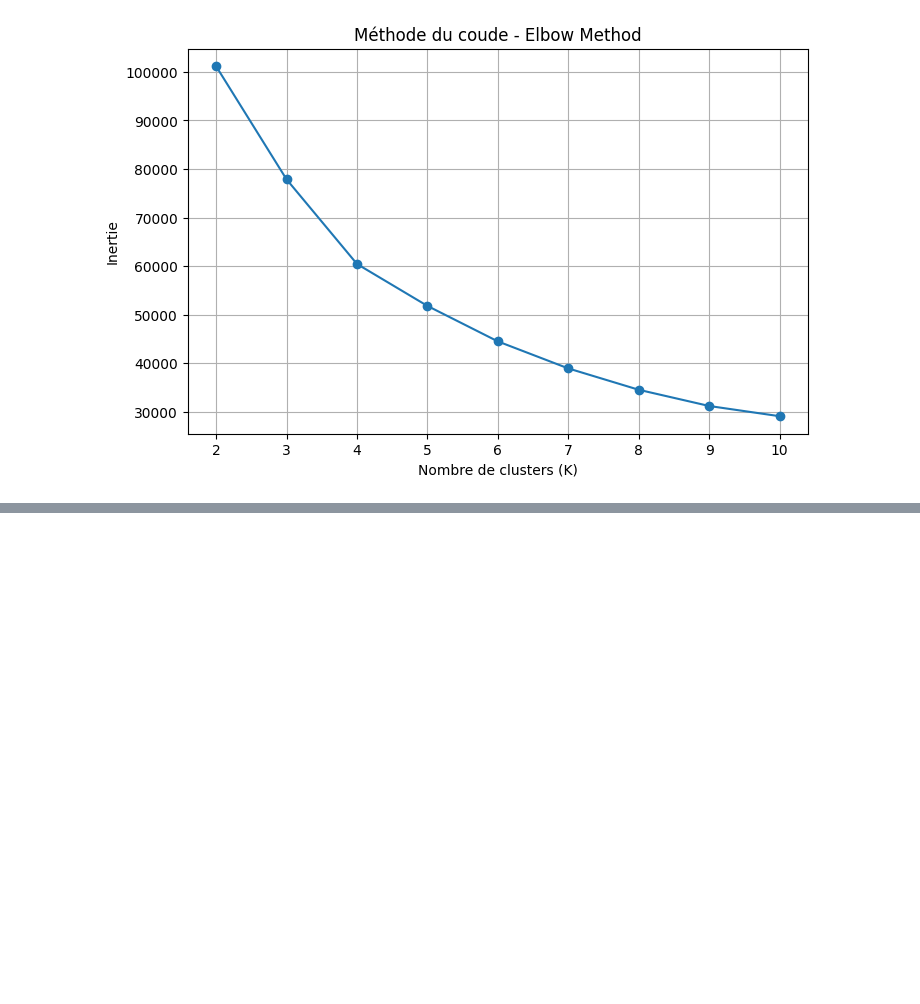
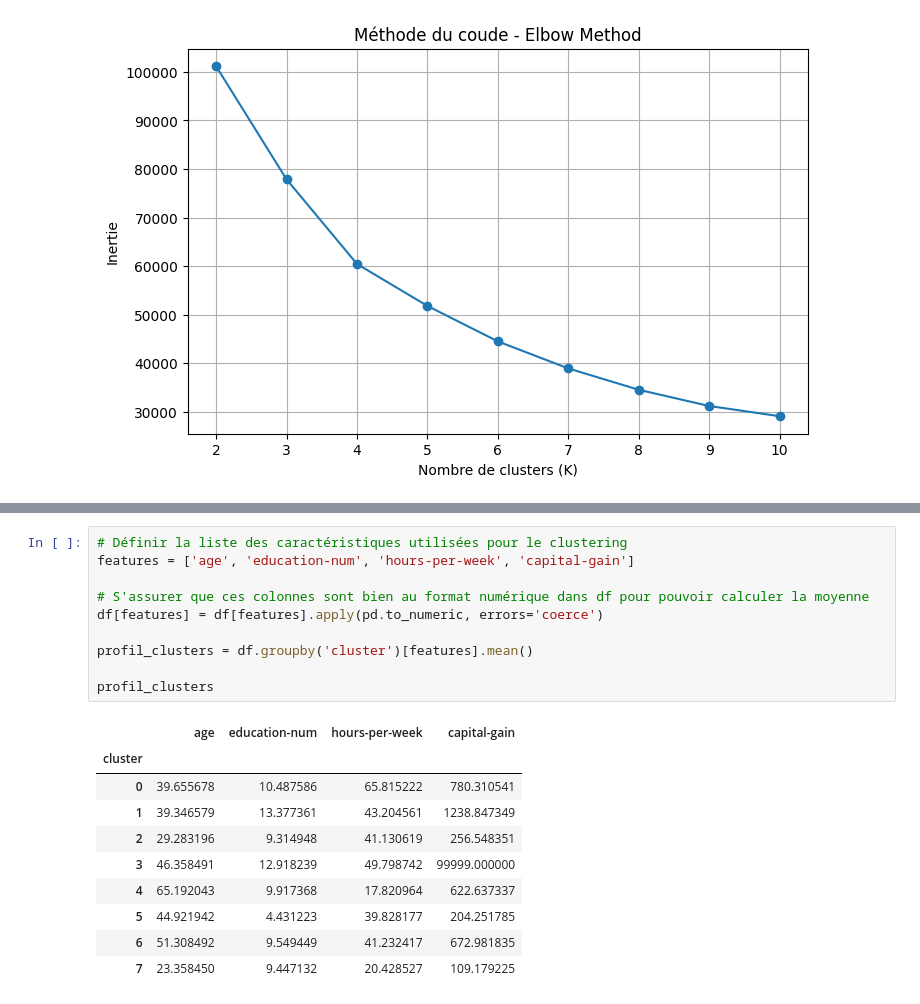
Before and after one commit to fedhilamohamedamine-blip/autoloc-api, a Jupyter notebook: projet.ipynb, the cells around one changed output, grey strips where cells are left out. Cells and saved outputs as stored; diff of their text form; blank space fills up the shorter version.

```diff
--- a/projet.ipynb
+++ b/projet.ipynb
@@ -255,0 +308,21 @@ K = 4 → Silhouette = 0.2844
+# %%
+# Définir la liste des caractéristiques utilisées pour le clustering
+features = ['age', 'education-num', 'hours-per-week', 'capital-gain']
+
+# S'assurer que ces colonnes sont bien au format numérique dans df pour pouvoir calculer la moyenne
+df[features] = df[features].apply(pd.to_numeric, errors='coerce')
+
+profil_clusters = df.groupby('cluster')[features].mean()
+
+profil_clusters
+# %% [output]
+|  | age | education-num | hours-per-week | capital-gain |
+| cluster |  |  |  |  |
+| 0 | 39.655678 | 10.487586 | 65.815222 | 780.310541 |
+| 1 | 39.346579 | 13.377361 | 43.204561 | 1238.847349 |
+| 2 | 29.283196 | 9.314948 | 41.130619 | 256.548351 |
+| 3 | 46.358491 | 12.918239 | 49.798742 | 99999.000000 |
+| 4 | 65.192043 | 9.917368 | 17.820964 | 622.637337 |
+| 5 | 44.921942 | 4.431223 | 39.828177 | 204.251785 |
+| 6 | 51.308492 | 9.549449 | 41.232417 | 672.981835 |
+| 7 | 23.358450 | 9.447132 | 20.428527 | 109.179225 |
```
Also changed, not shown: parts of 7 cells of this notebook.
